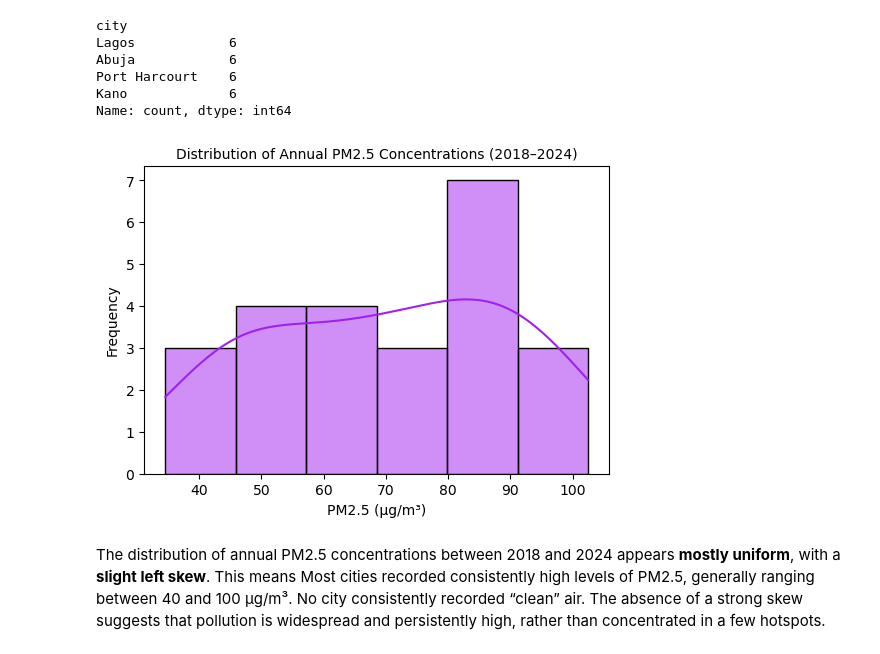
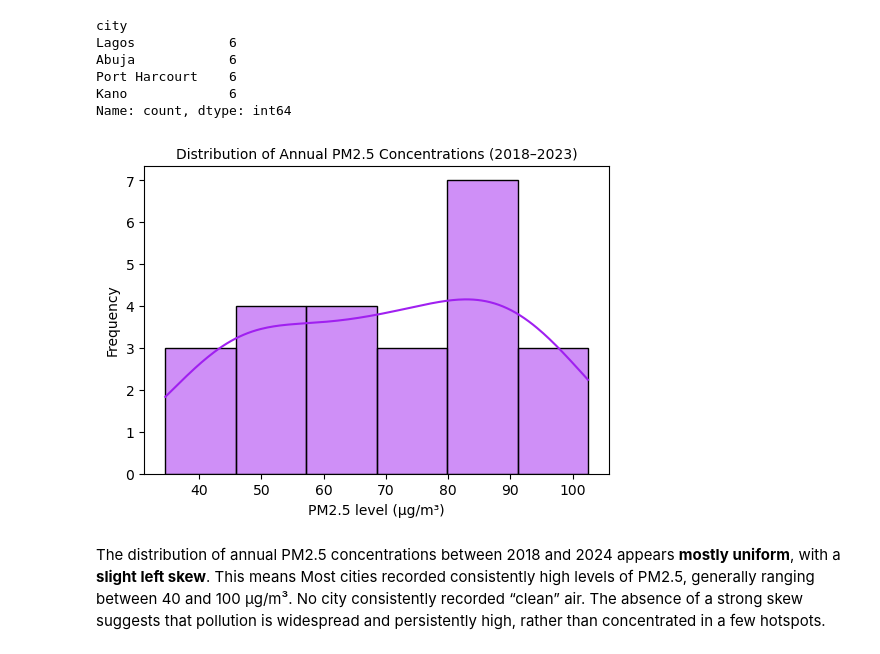
Before and after one commit to DataxEnv/environmental-health-analysis, a Jupyter notebook: environmental_health_analysis.ipynb, the cells around one changed output. Drawn from its saved outputs; the diff is of its cells as text; code cells hidden in the pictures.

```diff
--- a/environmental_health_analysis.ipynb
+++ b/environmental_health_analysis.ipynb
@@ -124,14 +129,15 @@ Kano             6
 Name: count, dtype: int64
 # %%
 # Distribution of PM2.5 levels
+
 plt.figure(figsize=(6,4))
 sns.histplot(df['pm25_annual'], kde=True, color='#A020F0', edgecolor='k')
-plt.title('Distribution of Annual PM2.5 Concentrations (2018–2024)', fontsize=10)
-plt.xlabel('PM2.5 (µg/m³)')
+plt.title('Distribution of Annual PM2.5 Concentrations (2018–2023)', fontsize=10)
+plt.xlabel('PM2.5 level (µg/m³)')
 plt.ylabel('Frequency')
 plt.show()
 # %% [output]
-[figure, old version]
+[figure, new version]
 # %% [markdown]
 The distribution of annual PM2.5 concentrations between 2018 and 2024 appears **mostly uniform**, with a **slight left skew**.
 This means Most cities recorded consistently high levels of PM2.5, generally ranging between 40 and 100 µg/m³. No city consistently recorded “clean” air. The absence of a strong skew suggests that pollution is widespread and persistently high, rather than concentrated in a few hotspots.
```
Also changed, not shown: parts of 10 cells of this notebook.
